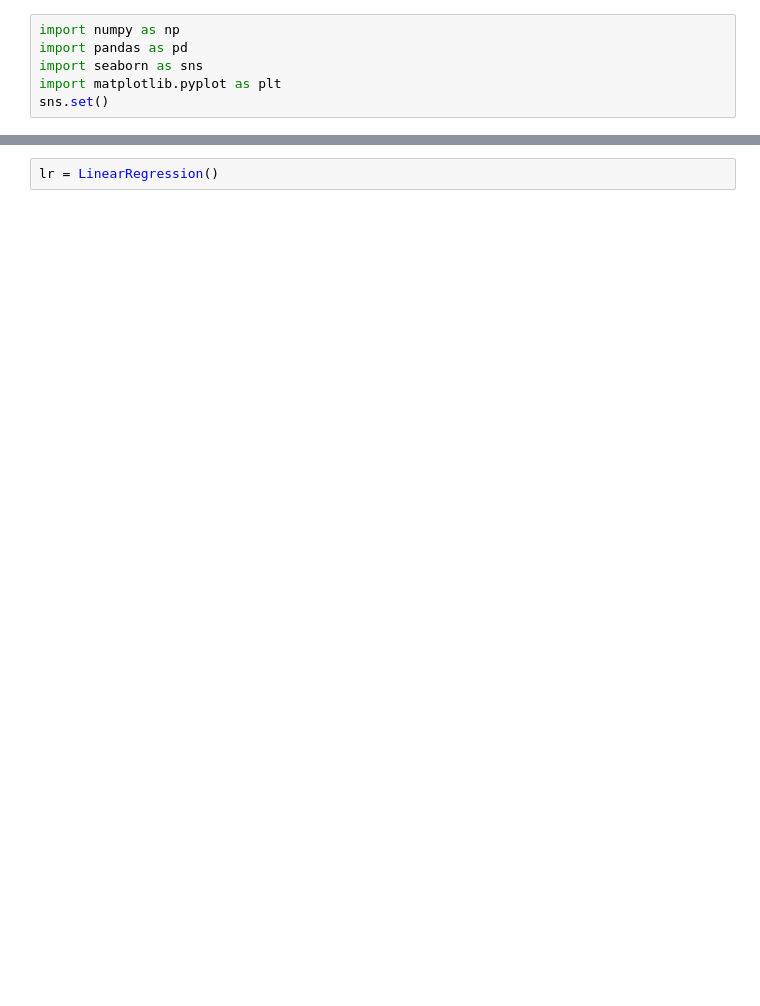
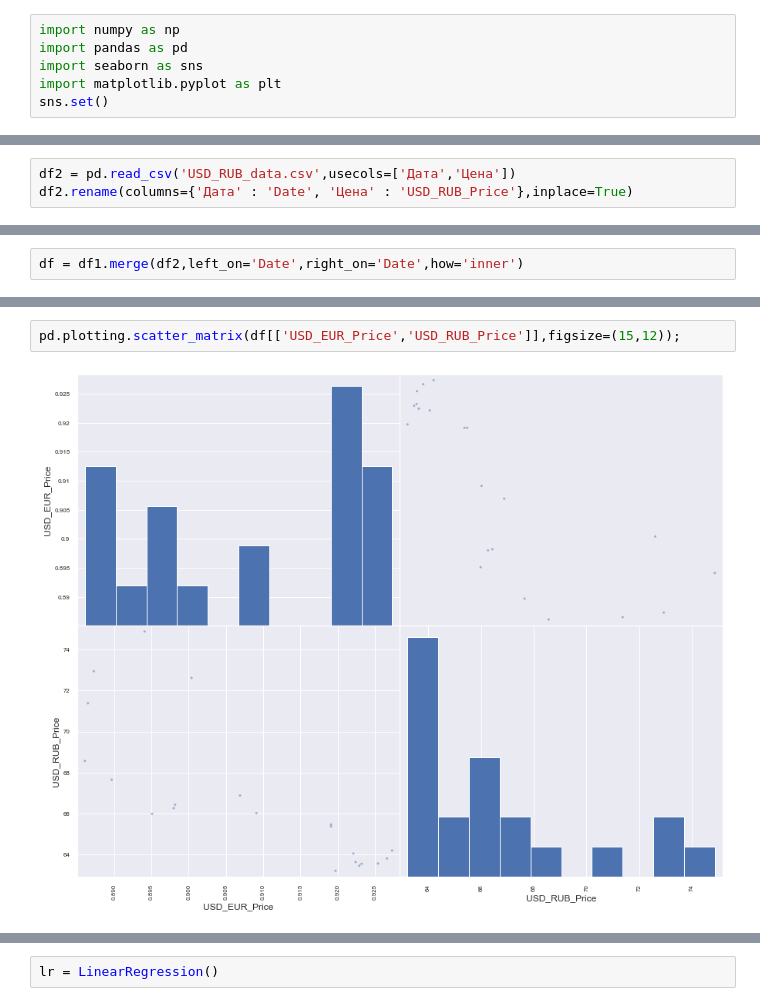
Before and after one commit to HikkaV/BI_labs, a Jupyter notebook: lab5.ipynb, the cells around one changed output, grey strips where cells are left out. Saved outputs shown, nothing was run; the diff lists cells and outputs as text; blank space fills up the shorter version.

```diff
--- a/lab5.ipynb
+++ b/lab5.ipynb
@@ -6,0 +16,3 @@ sns.set()
+# %%
+df2 = pd.read_csv('USD_RUB_data.csv',usecols=['Дата','Цена'])
+df2.rename(columns={'Дата' : 'Date', 'Цена' : 'USD_RUB_Price'},inplace=True)
@@ -6,0 +23,2 @@ sns.set()
+# %%
+df = df1.merge(df2,left_on='Date',right_on='Date',how='inner')
@@ -6,0 +61,4 @@ sns.set()
+# %%
+pd.plotting.scatter_matrix(df[['USD_EUR_Price','USD_RUB_Price']],figsize=(15,12));
+# %% [output]
+[figure, added]
```
Also changed, not shown: parts of 21 cells of this notebook.
